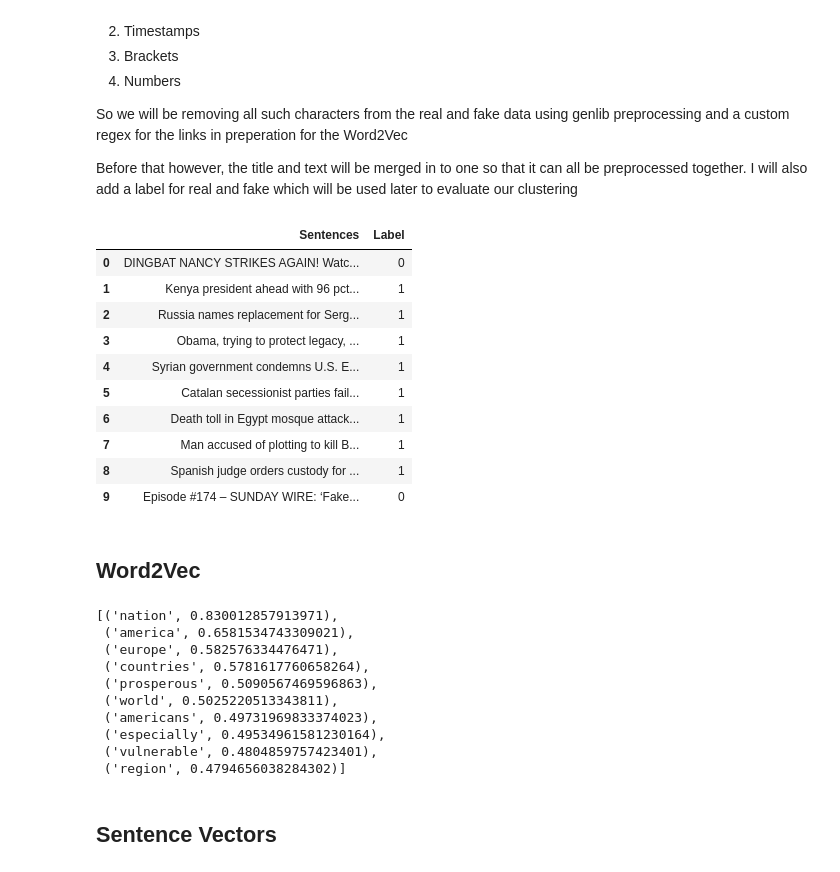
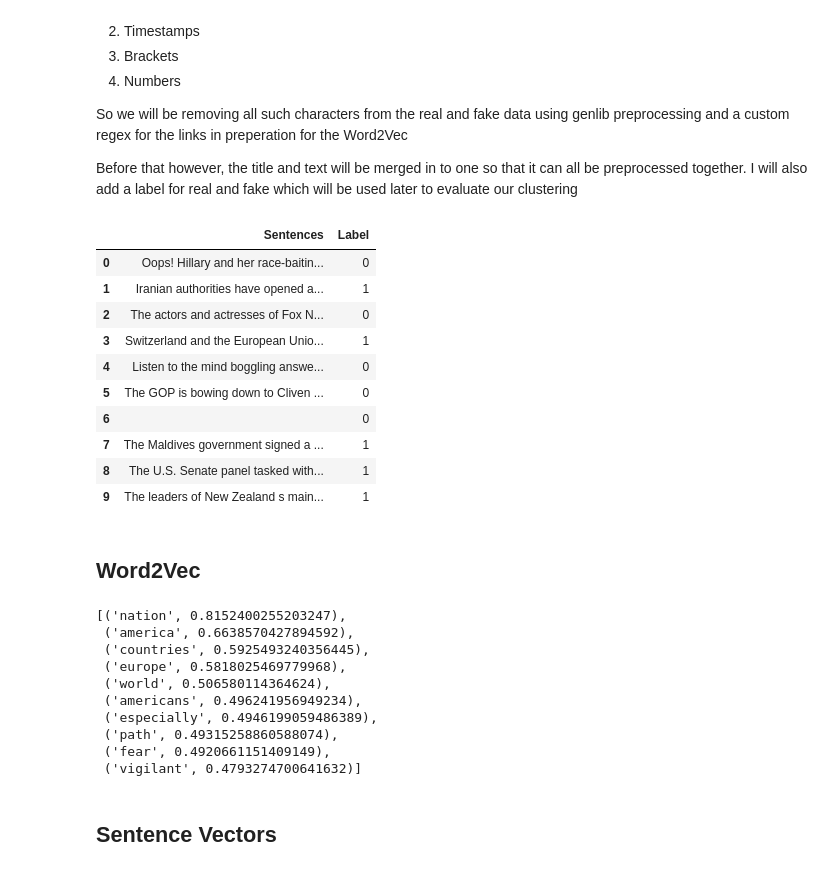
Before and after one commit to TItanGuy99/FakeNewsDetector, a Jupyter notebook: Word2Vec_nao_supervisionado-k-means-clustering.ipynb, the cells around one changed output. Drawn from its saved outputs; the diff is of its cells as text; code cells hidden in the pictures.

```diff
--- a/Word2Vec_nao_supervisionado-k-means-clustering.ipynb
+++ b/Word2Vec_nao_supervisionado-k-means-clustering.ipynb
@@ -109,35 +210,35 @@ So we will be removing all such characters from the real and fake data using gen
 Before that however, the title and text will be merged in to one so that it can all be preprocessed together. I will also add a label for real and fake which will be used later to evaluate our clustering
 # %%
 # Merging title and text
-fake['Sentences'] = fake['title'] + ' ' + fake['text']
-true['Sentences'] = true['title'] + ' ' + true['text']
+fake['Sentences'] = fake['text']
+true['Sentences'] = true['text']
 
 # Adding fake and true label
 fake['Label'] = 0
 true['Label'] = 1
 
 # We can merge both together since we now have labels
 final_data = pd.concat([fake, true])
 
 # Randomize the rows so its all mixed up
 final_data = final_data.sample(frac=1).reset_index(drop=True)
 
 # Drop columns not needed
 final_data = final_data.drop(['title', 'text', 'subject', 'date'], axis = 1)
 
 final_data.head(10)
 # %% [output]
 |  | Sentences | Label |
-| 0 | DINGBAT NANCY STRIKES AGAIN! Watc... | 0 |
-| 1 | Kenya president ahead with 96 pct... | 1 |
-| 2 | Russia names replacement for Serg... | 1 |
-| 3 | Obama, trying to protect legacy, ... | 1 |
-| 4 | Syrian government condemns U.S. E... | 1 |
-| 5 | Catalan secessionist parties fail... | 1 |
-| 6 | Death toll in Egypt mosque attack... | 1 |
-| 7 | Man accused of plotting to kill B... | 1 |
-| 8 | Spanish judge orders custody for ... | 1 |
-| 9 | Episode #174 – SUNDAY WIRE: ‘Fake... | 0 |
+| 0 | Oops! Hillary and her race-baitin... | 0 |
+| 1 | Iranian authorities have opened a... | 1 |
+| 2 | The actors and actresses of Fox N... | 0 |
+| 3 | Switzerland and the European Unio... | 1 |
+| 4 | Listen to the mind boggling answe... | 0 |
+| 5 | The GOP is bowing down to Cliven ... | 0 |
+| 6 |  | 0 |
+| 7 | The Maldives government signed a ... | 1 |
+| 8 | The U.S. Senate panel tasked with... | 1 |
+| 9 | The leaders of New Zealand s main... | 1 |
 # %%
 # Here we preprocess the sentences
 def remove_URL(s):
@@ -165,16 +266,16 @@ model = Word2Vec(processed_data, min_count=1)
 # %%
 model.wv.most_similar("country")
 # %% [output]
-[('nation', 0.830012857913971),
- ('america', 0.6581534743309021),
- ('europe', 0.582576334476471),
- ('countries', 0.5781617760658264),
- ('prosperous', 0.5090567469596863),
- ('world', 0.5025220513343811),
- ('americans', 0.49731969833374023),
- ('especially', 0.49534961581230164),
- ('vulnerable', 0.4804859757423401),
- ('region', 0.4794656038284302)]
+[('nation', 0.8152400255203247),
+ ('america', 0.6638570427894592),
+ ('countries', 0.5925493240356445),
+ ('europe', 0.5818025469779968),
+ ('world', 0.506580114364624),
+ ('americans', 0.496241956949234),
+ ('especially', 0.4946199059486389),
+ ('path', 0.49315258860588074),
+ ('fear', 0.4920661151409149),
+ ('vigilant', 0.4793274700641632)]
 # %% [markdown]
 ## Sentence Vectors
 # %%
```
Also changed, not shown: parts of 8 cells of this notebook.
